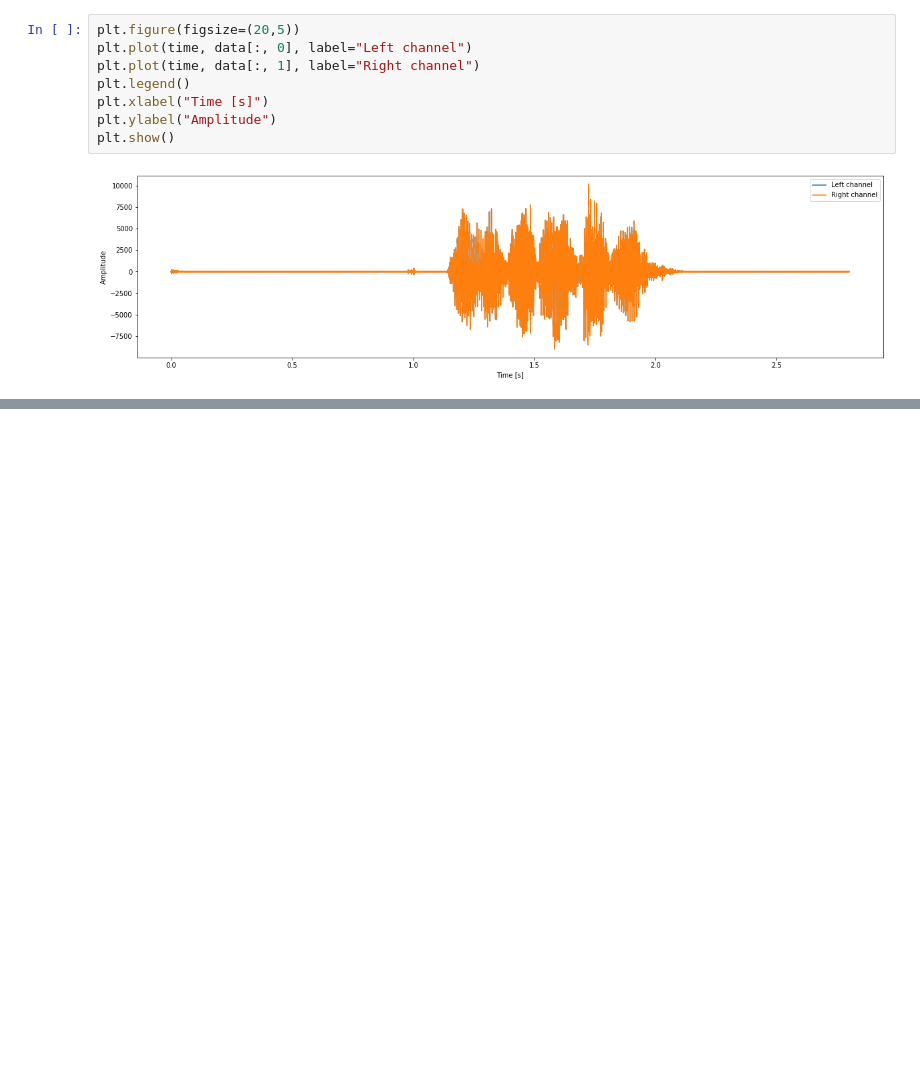
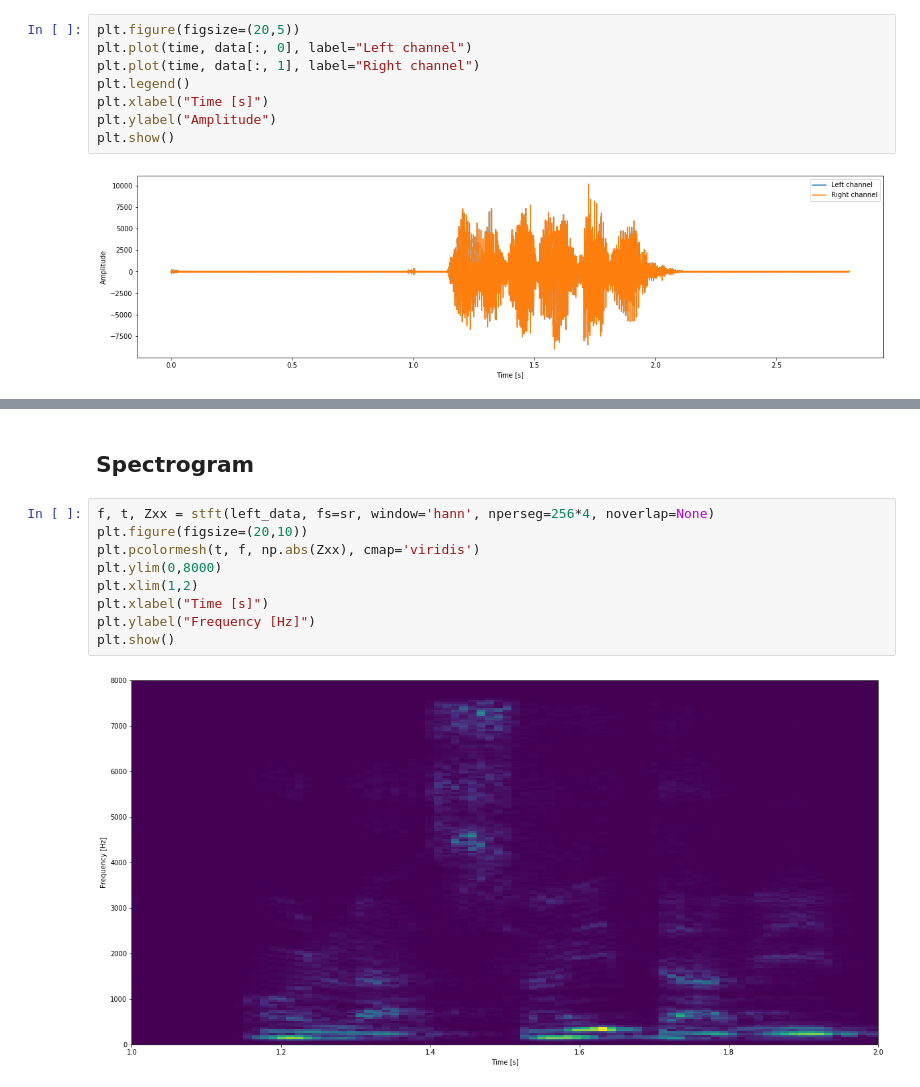
Before and after one commit to DAndresSanchez/Audio_Processing, a Jupyter notebook: FFT.ipynb, the cells around one changed output, grey strips where cells are left out. Cells and saved outputs as stored; diff of their text form; blank space fills up the shorter version.

```diff
--- a/FFT.ipynb
+++ b/FFT.ipynb
@@ -36,0 +56,13 @@ plt.show()
+# %% [markdown]
+## Spectrogram
+# %%
+f, t, Zxx = stft(left_data, fs=sr, window='hann', nperseg=256*4, noverlap=None)
+plt.figure(figsize=(20,10))
+plt.pcolormesh(t, f, np.abs(Zxx), cmap='viridis')
+plt.ylim(0,8000)
+plt.xlim(1,2)
+plt.xlabel("Time [s]")
+plt.ylabel("Frequency [Hz]")
+plt.show()
+# %% [output]
+[figure, added]
```
Also changed, not shown: parts of 18 cells of this notebook.
